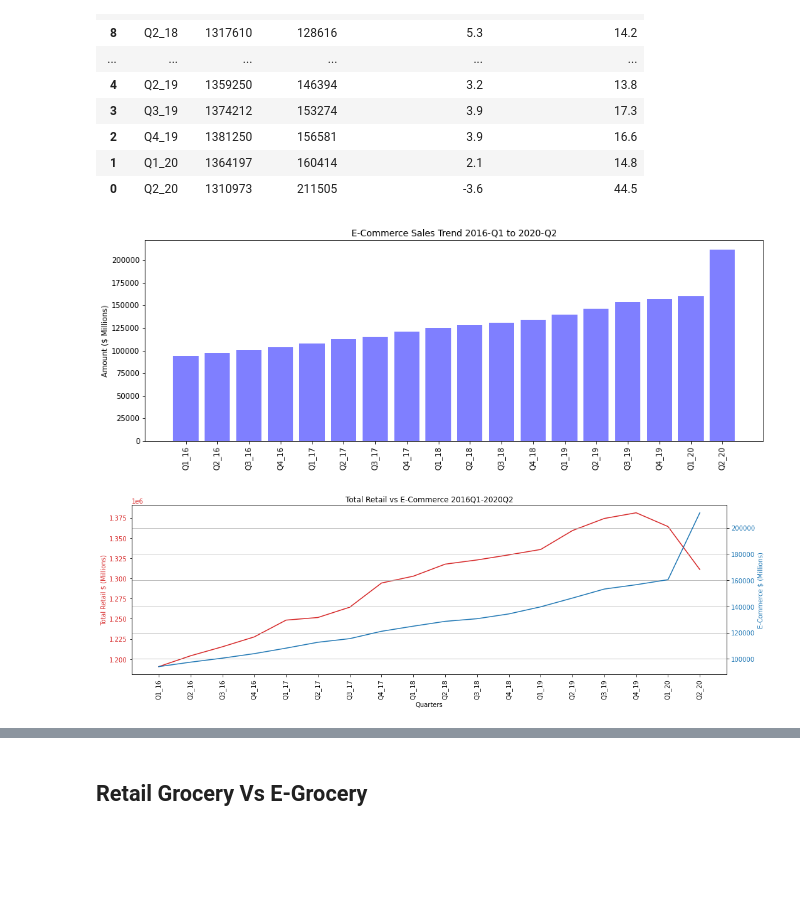
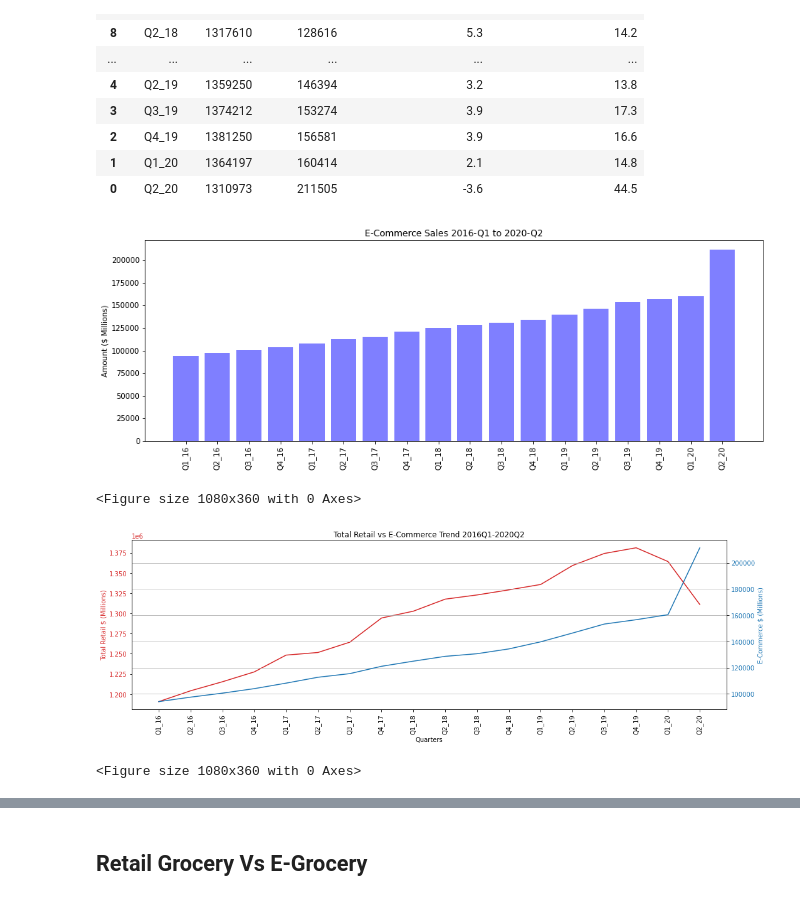
Before and after one commit to LenSin3/Conservatory-cvd19-retail, a Jupyter notebook: covid-retail.ipynb, the cells around one changed output, grey strips where cells are left out. Saved outputs shown, nothing was run; the diff lists cells and outputs as text; code cells hidden in the pictures; blank space fills up the shorter version.

```diff
--- a/covid-retail.ipynb
+++ b/covid-retail.ipynb
@@ -337,14 +343,16 @@ sort_e_com_5
 # %%
 plt.rcParams['figure.figsize'] = [15, 5]
 x_axis = sort_e_com_5['Quarters']
 y_axis = sort_e_com_5['E_Commerce']
 plt.xticks(rotation=90)
-plt.title('E-Commerce Sales Trend 2016-Q1 to 2020-Q2')
+plt.title('E-Commerce Sales 2016-Q1 to 2020-Q2')
 plt.ylabel('Amount ($ Millions)')
 plt.bar(x_axis, y_axis, color='b', alpha=0.5, align="center")
 plt.show()
+plt.savefig('e_com_sales_16to20.png')
 # %% [output]
-[figure, old version]
+[figure, new version]
+<Figure size 1080x360 with 0 Axes>
 # %%
 plt.rcParams['figure.figsize'] = [15, 5]
 labs = sort_e_com_5['Quarters']
@@ -359,7 +367,7 @@ color = 'tab:red'
 ax1.set_xlabel('Quarters')
 ax1.set_ylabel('Total Retail $ (Millions)', color=color)
 plt.xticks(rotation=90)
-plt.title('Total Retail vs E-Commerce 2016Q1-2020Q2')
+plt.title('Total Retail vs E-Commerce Trend 2016Q1-2020Q2')
 ax1.plot(t, data1, color=color)
 ax1.tick_params(axis='y', labelcolor=color)
 
@@ -375,8 +383,10 @@ ax2.tick_params(axis='y', labelcolor=color)
 fig.tight_layout()
 plt.grid()
 plt.show()
+plt.savefig('retail_ecom_16to20.png')
 # %% [output]
-[figure, old version]
+[figure, new version]
+<Figure size 1080x360 with 0 Axes>
 # %%
 plt.rcParams['figure.figsize'] = [15, 5]
 plt.bar(sort_e_com_5['Quarters'], sort_e_com_5['Total_Pct_chnge_sameQ'], color='r', alpha=0.5, align="center")
```
Also changed, not shown: parts of 11 cells of this notebook, 14 other files.
